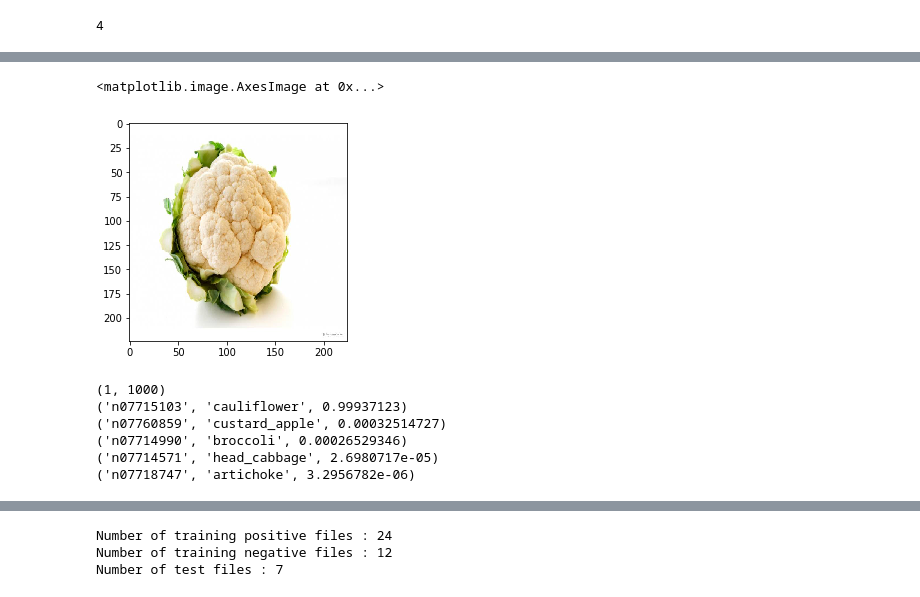
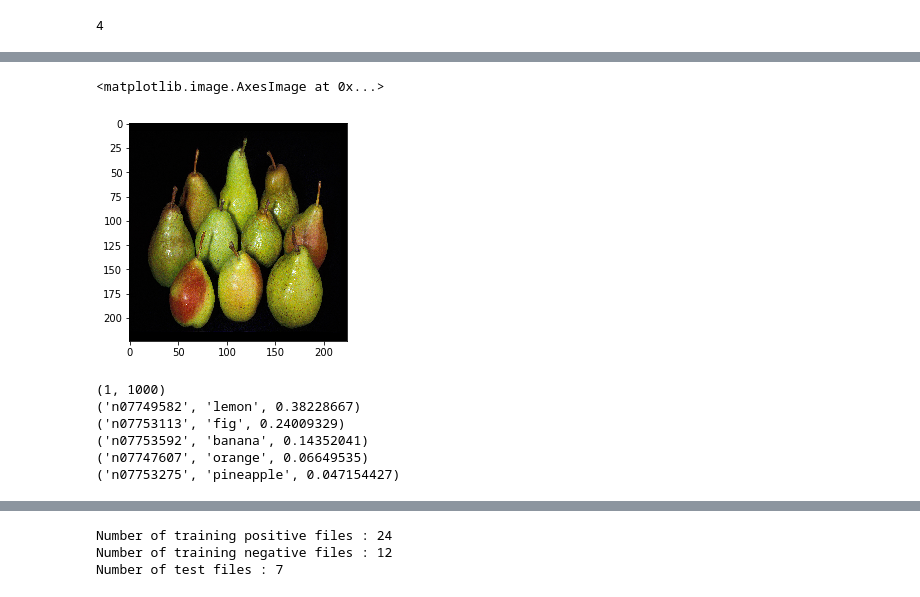
Before and after one commit to melvinwevers/CV_tutorial, a Jupyter notebook: CV_tutorial-Lite.ipynb, the cells around one changed output, grey strips where cells are left out. Cells and saved outputs as stored; diff of their text form; code cells hidden in the pictures.

```diff
--- a/CV_tutorial-Lite.ipynb
+++ b/CV_tutorial-Lite.ipynb
@@ -516,15 +519,15 @@ _________________________________________________________________
 # %%
 # Loads an image of a 'bloemkool' from the folder 'images'
 # QUESTION: Can you load your own image?
-img_path = join("images", "bloemkool.jpg")
+img_path = join("images", "pear1.jpg")
 img = image.load_img(img_path, target_size=(224, 224)) #image needs to be 224 x 224
 x = image.img_to_array(img)
 x = np.expand_dims(x, axis=0)
 x = preprocess_input(x)
 plt.imshow(img)
 # %% [output]
 <matplotlib.image.AxesImage at 0x...>
-[figure, old version]
+[figure, new version]
 # %%
 # This cell uses VGG19 to predict what the image shows.
 # QUESTION: Can you predict the category of a random image from the internet using this notebook?
@@ -534,11 +537,11 @@ for pred in decode_predictions(prediction)[0]:
         print(pred)
 # %% [output]
 (1, 1000)
-('n07715103', 'cauliflower', 0.99937123)
-('n07760859', 'custard_apple', 0.00032514727)
-('n07714990', 'broccoli', 0.00026529346)
-('n07714571', 'head_cabbage', 2.6980717e-05)
-('n07718747', 'artichoke', 3.2956782e-06)
+('n07749582', 'lemon', 0.38228667)
+('n07753113', 'fig', 0.24009329)
+('n07753592', 'banana', 0.14352041)
+('n07747607', 'orange', 0.06649535)
+('n07753275', 'pineapple', 0.047154427)
 # %% [markdown]
 ## Train your own classifier
 
```
Also changed, not shown: parts of 4 cells of this notebook.
